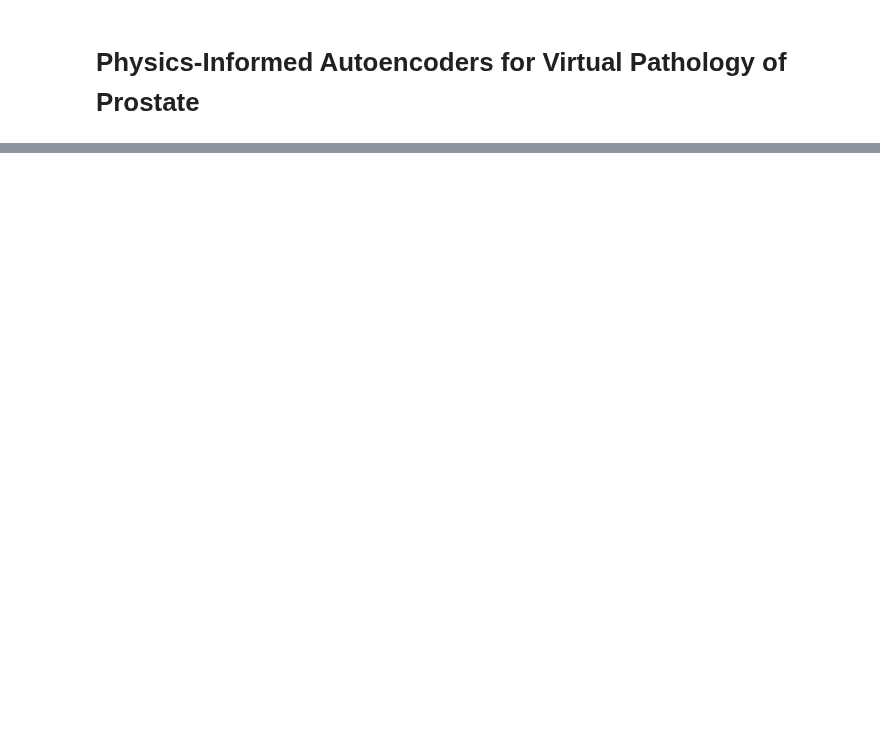
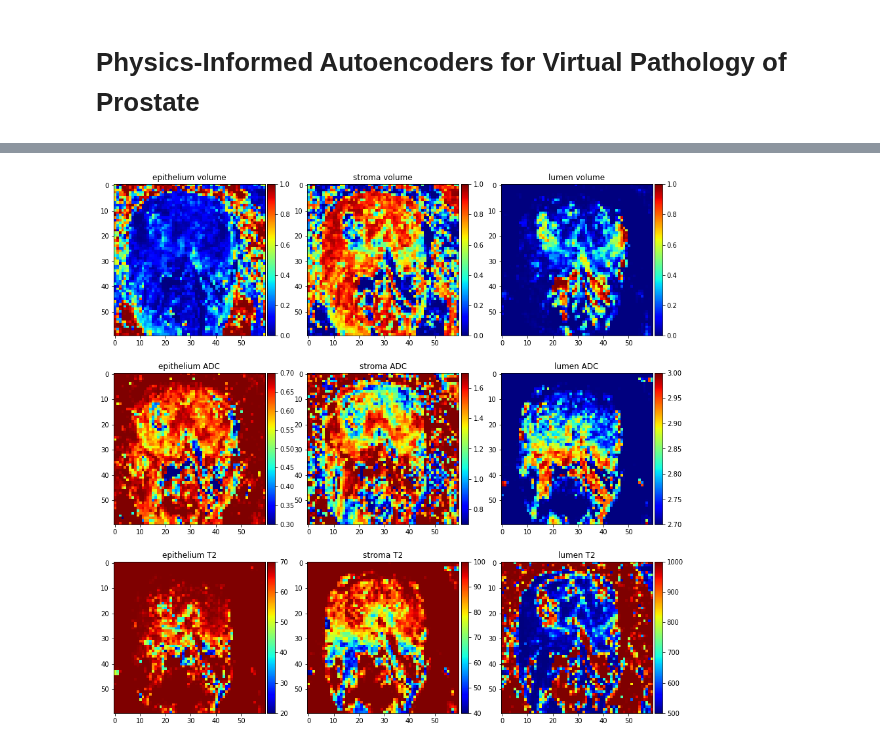
Before and after one commit to batuhan-gundogdu/prostateMRI, a Jupyter notebook: Hybrid 3.0.ipynb, the cells around one changed output, grey strips where cells are left out. Saved outputs shown, nothing was run; the diff lists cells and outputs as text; code cells hidden in the pictures; blank space fills up the shorter version.

```diff
--- a/Hybrid 3.0.ipynb
+++ b/Hybrid 3.0.ipynb
@@ -539,0 +149,9 @@ class HybridVAE():
+# %%
+_slice = 15
+_from = 35
+_to = 95
+
+hybrid_data2 = np.reshape(hybrid_normalized, (128, 128, hybrid_data.shape[2], 16))
+model_input = np.squeeze(hybrid_data2[_from: _to, _from: _to, _slice, :])
+bins = (model_input.shape[0], model_input.shape[1])
+model_input = np.reshape(model_input, (model_input.shape[0]*model_input.shape[1], 16))
@@ -539,0 +219,75 @@ class HybridVAE():
+# %%
+fine_tune = False
+PATH = 'pia_model.pt'
+model = torch.load(PATH)
+PIDS_1, PIDS_2, PIDS_3, PIDS_4 = detect_PIDS_slice(b_values, hybrid_data[_from:_to, _from:_to, _slice, :, :])
+PIDS = PIDS_1.astype(float) + PIDS_2.astype(float)
+for i in range(0,3):
+    for j in range(0,2):
+        PIDS += PIDS_3[:,:,i, j].astype(float)
+
+PIDS = 1 - (PIDS>0).astype(float)
+PIDS = morphology.remove_small_objects(PIDS.astype(bool), min_size=50, connectivity=50)
+PIDS = morphology.remove_small_holes(PIDS, area_threshold=50, connectivity=1)
+
+model_input_tensor = torch.from_numpy(model_input)
+model_input_tensor = model_input_tensor.float().cuda()
+start = time.time()
+D, T2, v = model.encode(model_input_tensor)
+end = time.time()
+print(f'PIA took {end - start} seconds')
+
+fig, ax = plt.subplots(3,3, figsize=(15,15))
+if fine_tune:
+    params = list(model.encoder.parameters()) + list(model.v_predictor.parameters()) + list(model.D_predictor.parameters()) + list(model.T2_predictor.parameters())
+    optimizer = optim.Adam(params, lr=0.0005)
+    ctr = 1
+    total_loss = 0
+    for ep in range(1000):
+
+        optimizer.zero_grad()
+        D, T2, v = model.encode(model_input_tensor)
+        recon = model.decode(D, T2, v).cuda()
+        PIDS_tensor = torch.from_numpy(repmat(np.reshape(PIDS, (PIDS.shape[0]*PIDS.shape[1], 1)),1,16)).float().cuda()
+        loss = model.loss_function(recon, model_input_tensor, PIDS_tensor, tissue_available=False)
+        loss.backward()
+        optimizer.step()
+        total_loss += loss.item()
+
+        print(f'{total_loss/ctr}',end ="\r")
+        ctr += 1
+for r in range(3):
+    for c in range(3):
+        if r==0:
+            x_image = v
+            title = ['epithelium volume', 'stroma volume', 'lumen volume']
+            ylims = [(0,1), (0,1), (0,1)]
+        elif r==1:
+            x_image = D
+            title = ['epithelium ADC', 'stroma ADC', 'lumen ADC']
+            ylims = [(0.3, 0.7), (0.7, 1.7), (2.7, 3)]
+
+        else:
+            x_image =  T2
+            title = ['epithelium T2', 'stroma T2', 'lumen T2']
+            ylims = [(20, 70), (40, 100), (500, 1000)]
+        im = ax[r,c].imshow(np.reshape(x_image[:,c].detach().cpu().numpy(), bins), vmin=ylims[c][0], vmax=ylims[c][1],cmap='jet')
+        divider = make_axes_locatable(ax[r,c])
+        cax = divider.append_axes("right", size="5%", pad=0.05)
+        plt.colorbar(im, cax=cax)
+        ax[r,c].set_title(fr'{title[c]}')
+v_ep = np.reshape(v[:,0].detach().cpu().numpy(), bins)
+v_lu = np.reshape(v[:,2].detach().cpu().numpy(), bins)
+cancer = (v_ep > 0.35)#*(v_lu <= 0.2)
+
+adc_map = ADC_slice(b_values, np.squeeze(hybrid_data[_from: _to, _from : _to, _slice, :, 0]))
+fig, ax = plt.subplots(1, figsize=(6,6))
+fig.suptitle('predicted cancer map')
+ax.imshow(adc_map, cmap='gray')
+cancer_map = np.multiply(cancer.astype(float), PIDS.astype(float))
+cancer_map = morphology.remove_small_objects(cancer_map.astype(bool), min_size=9, connectivity=1)
+cancer_map = cancer_map.astype(float)
+cancer_map[cancer_map==0] = np.nan
+ax.imshow(cancer_map, cmap='autumn',alpha = 0.4)
+ax.axis('off')
+# %% [output]
@@ -539,0 +296 @@ class HybridVAE():
+[figure, added]
```
Also changed, not shown: parts of 34 cells of this notebook, 4 other files.
